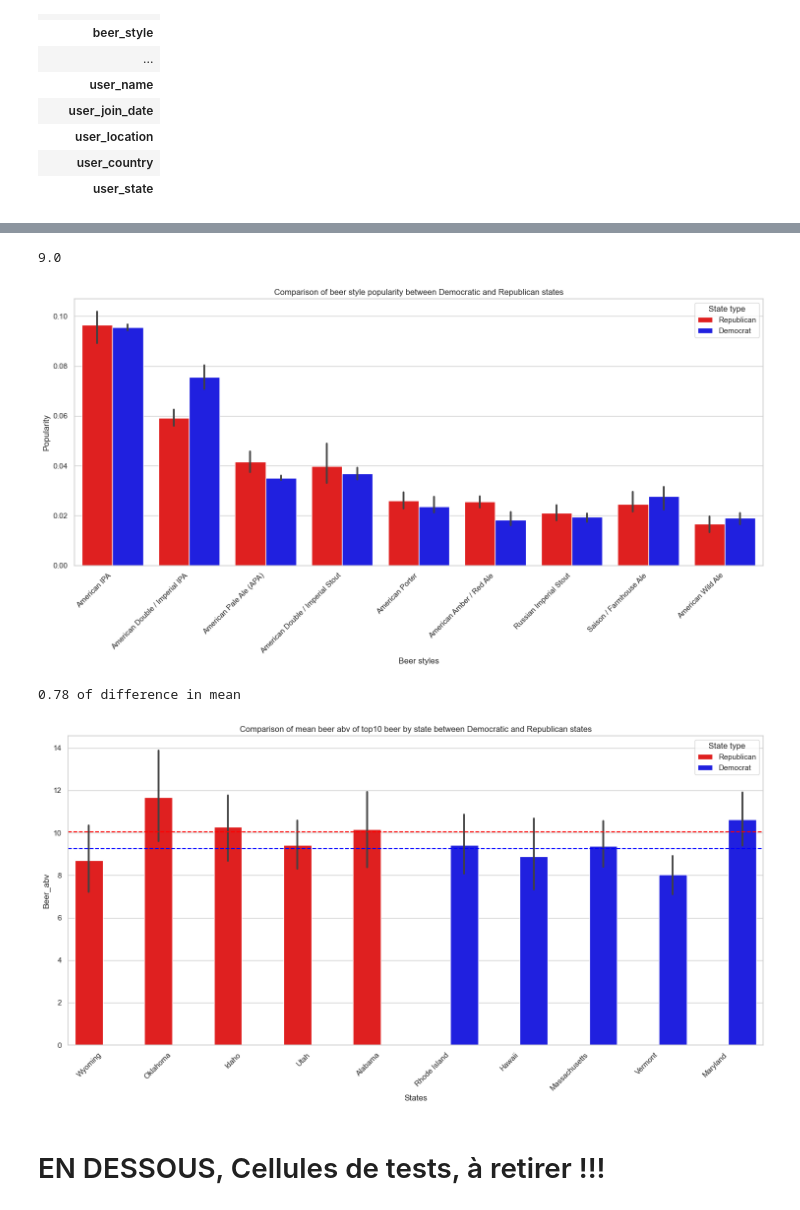
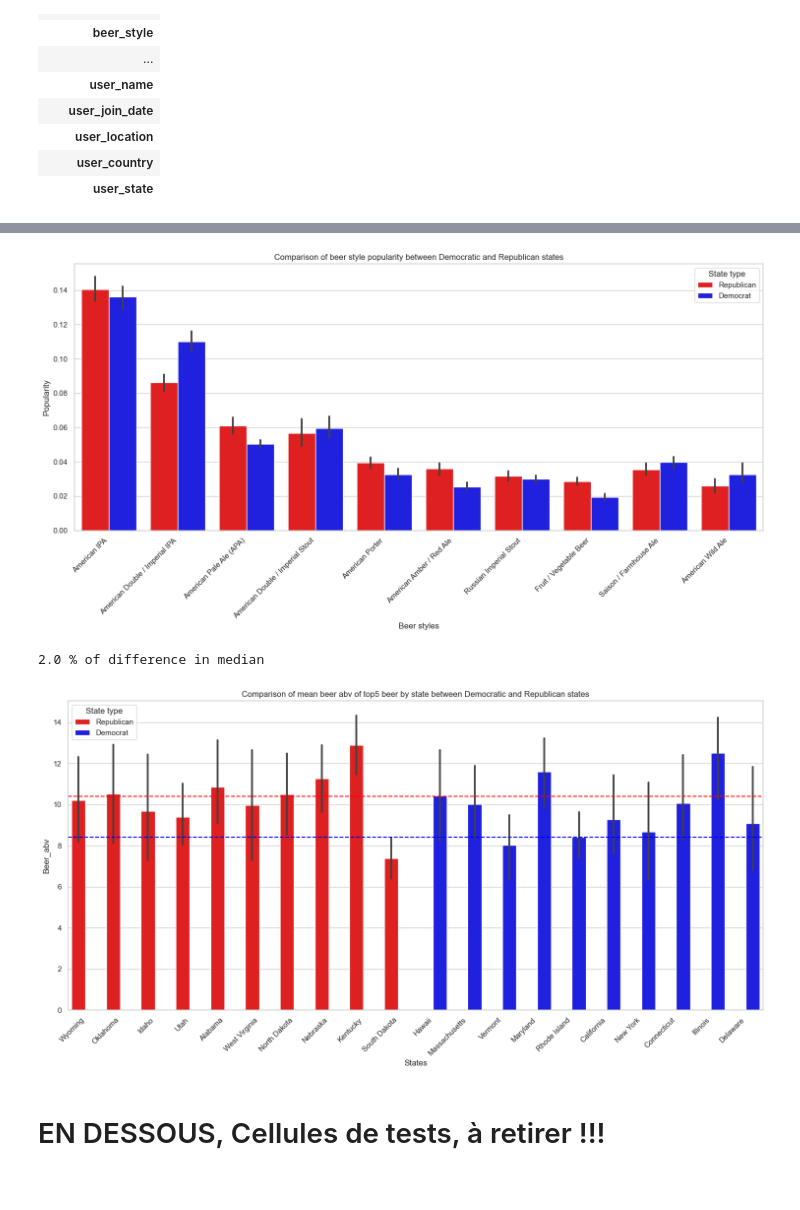
Before and after one commit to epfl-ada/ada-2024-project-casiervert952, a Jupyter notebook: analysis.ipynb, the cells around one changed output, grey strips where cells are left out. Drawn from its saved outputs; the diff is of its cells as text; code cells hidden in the pictures.

```diff
--- a/analysis.ipynb
+++ b/analysis.ipynb
@@ -1009,8 +1059,8 @@ for state in top5_republican:
 # %%
 #percentage of pop because imbalance in data
-for state in top5_republican:
+for state in topn_republican:
     pd_top_republican_count[state+'_count'] = pd_top_republican_count[state+'_count']/pd_top_republican_count[state+'_count'].sum()
-for state in top5_democrat:
+for state in topn_democrat:
     pd_top_democrat_count[state+'_count'] = pd_top_democrat_count[state+'_count']/pd_top_democrat_count[state+'_count'].sum()
 # %%
 # new long format to plot
@@ -1045,5 +1087,4 @@ df_combined[(df_combined['State type']== 'Republican')&(df_combined['Beer style'
 # %%
-print(len(df_combined)/10)
 # Créer le graphique
 plt.figure(figsize=(15, 8))
 sns.barplot(data=df_combined, x='Beer style', y='Count', hue ='State type',palette={'Democrat': 'blue', 'Republican': 'red'})
@@ -1059,8 +1100,7 @@ plt.legend(title='State type')
 plt.tight_layout()
 plt.show()
 # %% [output]
-9.0
-[figure, old version]
+[figure, new version]
 # %%
 ### Only small differences in beer popularity, except for American Double/ Imperial IPA
 # %%
@@ -1070,16 +1110,16 @@ plt.show()
 # democrats States
 
 pd_top_democrat_abv = pd.DataFrame({
-    'Top 5':np.arange(1,11)
+    'Top 5':np.arange(1,6)
 })
-for state in top5_democrat:
+for state in topn_democrat:
     BA_state = BA_usa.copy()[BA_usa['user_state']==str(state)]
     # keep the beer if it has at leat 10 ratings
     counts = BA_state.groupby('beer_id')['rating'].transform('count')
     BA_state = BA_state[counts >= 10]
     #Drop rows if missing values on beer_abv
     BA_state = BA_state.dropna(axis=0,subset=['beer_abv'])
-    top_state_abv = BA_state[['beer_name','beer_style','beer_abv','rating']].groupby(['beer_name']).agg({'rating': 'mean','beer_abv':'first'}).sort_values('rating',ascending=False)[:10]
+    top_state_abv = BA_state[['beer_name','beer_style','beer_abv','rating']].groupby(['beer_name']).agg({'rating': 'mean','beer_abv':'first'}).sort_values('rating',ascending=False)[:5]
     #add beer names
     pd_top_democrat_abv[state] = top_state_abv.index
     pd_top_democrat_abv[state+'_abv'] = top_state_abv['beer_abv'].values #add avg of beer_name
@@ -1088,30 +1128,33 @@ for state in top5_democrat:
 # Republican States
 
 pd_top_republican_abv = pd.DataFrame({
-    'Top 5':np.arange(1,11)
+    'Top 5':np.arange(1,6)
 })
-for state in top5_republican:
+for state in topn_republican:
     BA_state = BA_usa.copy()[BA_usa['user_state']==str(state)]
     # keep the beer if it has at leat 10 ratings
     counts = BA_state.groupby('beer_id')['rating'].transform('count')
     BA_state = BA_state[counts >= 10]
     #Drop rows if missing values on beer_abv
     BA_state = BA_state.dropna(axis=0,subset=['beer_abv'])
-    top_state_abv = BA_state[['beer_name','beer_style','beer_abv','rating']].groupby(['beer_name']).agg({'rating': 'mean','beer_abv':'first'}).sort_values('rating',ascending=False)[:10]
+    top_state_abv = BA_state[['beer_name','beer_style','beer_abv','rating']].groupby(['beer_name']).agg({'rating': 'mean','beer_abv':'first'}).sort_values('rating',ascending=False)[:5]
     #add beer names
     pd_top_republican_abv[state] = top_state_abv.index
     pd_top_republican_abv[state+'_abv'] = top_state_abv['beer_abv'].values #add avg of beer_name
+# %%
+list_rep_abv = [item for item in list(pd_top_republican_abv.columns) if item not in to_leave_rep]
+list_dem_abv = [item for item in list(pd_top_democrat_abv.columns) if item not in to_leave_dem]
 # %%
 # new long format to plot
-republican_long = pd.melt(pd_top_republican_abv, id_vars=['Top 5'], value_vars=top5_republican,
+republican_long = pd.melt(pd_top_republican_abv, id_vars=['Top 5'], value_vars=topn_republican,
                           var_name='State', value_name='Beer name')
-democrat_long = pd.melt(pd_top_democrat_abv, id_vars=['Top 5'], value_vars=top5_democrat,
+democrat_long = pd.melt(pd_top_democrat_abv, id_vars=['Top 5'], value_vars=topn_democrat,
                           var_name='State', value_name='Beer name')
 
 # create a new column rating
-republican_long['Beer abv'] = pd.melt(pd_top_republican_abv, id_vars=['Top 5'], value_vars=['Wyoming_abv', 'Oklahoma_abv', 'Idaho_abv', 'Utah_abv', 'Alabama_abv'],
+republican_long['Beer abv'] = pd.melt(pd_top_republican_abv, id_vars=['Top 5'], value_vars=list_rep_abv,
                                     var_name='State_rating', value_name='abv')['abv']
-democrat_long['Beer abv'] = pd.melt(pd_top_democrat_abv, id_vars=['Top 5'], value_vars=['Rhode Island_abv','Hawaii_abv', 'Massachusetts_abv', 'Vermont_abv', 'Maryland_abv'],
+democrat_long['Beer abv'] = pd.melt(pd_top_democrat_abv, id_vars=['Top 5'], value_vars=list_dem_abv,
                                     var_name='State_rating', value_name='abv')['abv']
 
 # add column 'state type'
@@ -1124,25 +1167,25 @@ df_combined = pd.concat([republican_long, democrat_long])
 # %%
 # Créer le graphique
 plt.figure(figsize=(15, 8))
 sns.barplot(data=df_combined, x='State', y='Beer abv', hue ='State type',palette={'Democrat': 'blue', 'Republican': 'red'})
-mean_rep = df_combined[df_combined['State type']=='Republican']['Beer abv'].mean()
-mean_dem = df_combined[df_combined['State type']=='Democrat']['Beer abv'].mean()
-print(round(abs(mean_dem-mean_rep),2),'of difference in mean')
-plt.axhline(y=mean_rep, color='red', linestyle='--')
-plt.axhline(y=mean_dem, color='blue', linestyle='--')
+median_rep = df_combined[df_combined['State type']=='Republican']['Beer abv'].median()
+median_dem = df_combined[df_combined['State type']=='Democrat']['Beer abv'].median()
+print(round(abs(median_dem-median_rep),2),'% of difference in median')
+plt.axhline(y=median_rep, color='red', linestyle='--')
+plt.axhline(y=median_dem, color='blue', linestyle='--')
 # Personnaliser le graphique
-plt.title('Comparison of mean beer abv of top10 beer by state between Democratic and Republican states')
+plt.title('Comparison of mean beer abv of top5 beer by state between Democratic and Republican states')
 plt.xlabel('States')
 plt.ylabel('Beer_abv')
 plt.xticks(rotation=45, ha='right')  # Rotation des labels de l'axe x pour meilleure lisibilité
 plt.legend(title='State type')
 
 # Afficher le graphique
 plt.tight_layout()
 plt.show()
 # %% [output]
-0.78 of difference in mean
+2.0 % of difference in median
-[figure, old version]
+[figure, new version]
 # %%
 #QUESTIONS :
 # 1 : Quels styles de bière les états préfèrent? (selon parti) SAMUEL
```
Also changed, not shown: parts of 18 cells of this notebook, 1 other file.
